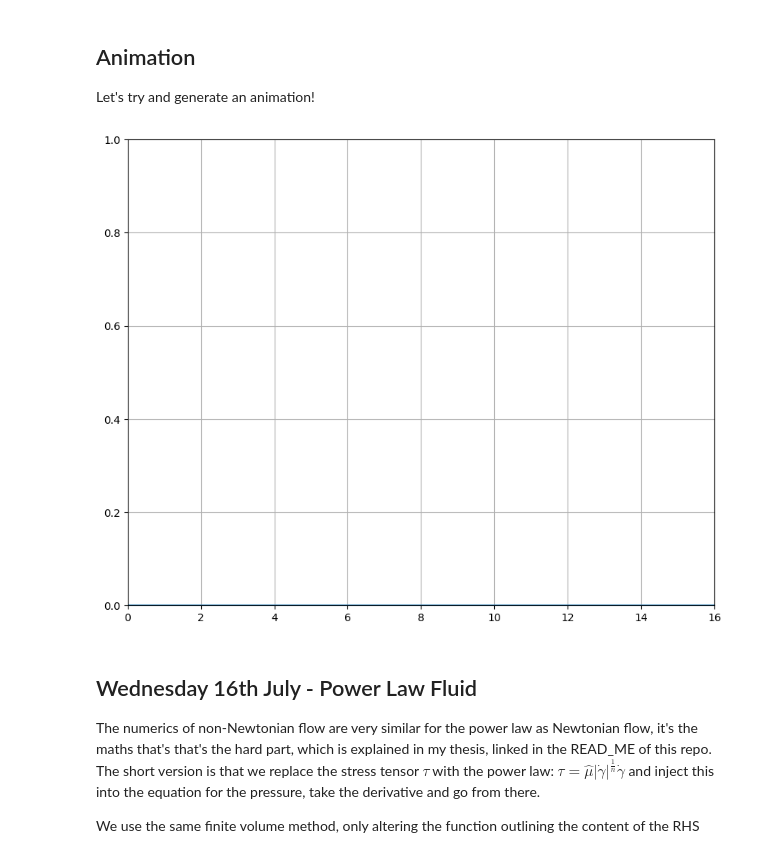
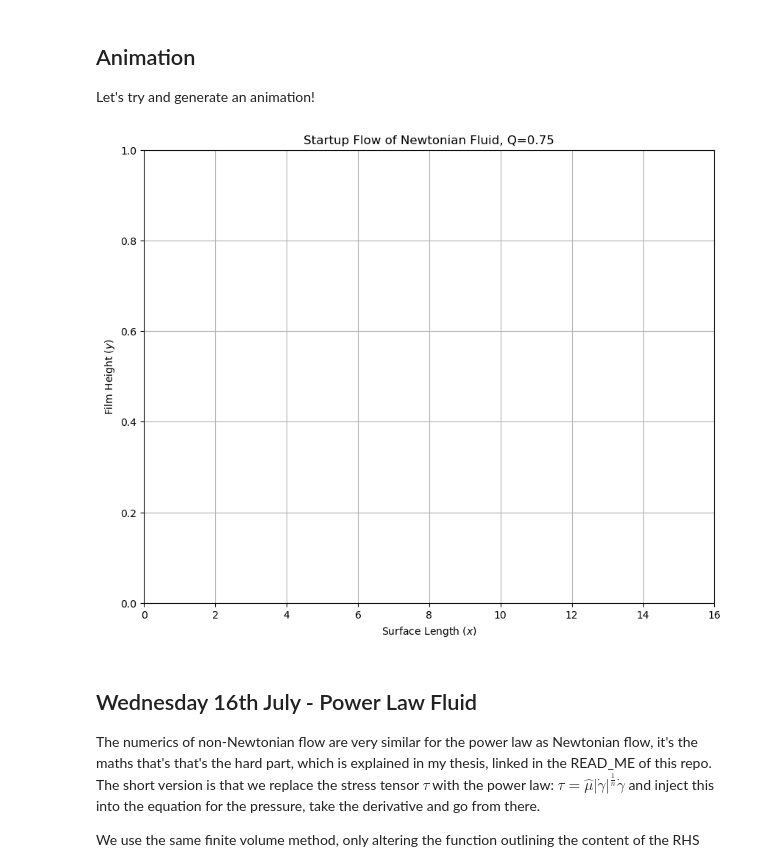
Before and after one commit to jrobo-gith/Independent-project-code, a Jupyter notebook: collection.ipynb, the cells around one changed output. Cells and saved outputs as stored; diff of their text form; code cells hidden in the pictures.

```diff
--- a/collection.ipynb
+++ b/collection.ipynb
@@ -189,27 +190,31 @@ sol = solve_ivp(fun=FVM_RHS, args=(args,), y0=h_initial, t_span=t_span, method='
 # %%
 # Because the data we just generated is only a 2d array and our animation class takes 3D matrices, we need to add an extra dimension to sol.
 data = sol.y
 data = [data[None, :, :],]
 num_frames = sol.y.shape[1]
 
 
 # Now outline some figure details to add to the plot
 fig_details = {
     'x-lim': (0, GV['L']),
     'y-lim': (0, GV['h0']),
-    'legend': [False]           # List if size num plots
+    'legend': [False,],
+    'grid': [True],
+    'title': [f"Startup Flow of Newtonian Fluid, Q={GV['Q']}",],
+    'x-label': ['Surface Length $(x)$'],
+    'y-label': ['Film Height $(y)$'],
 }
 
 # Instantiate the Animation class
 newt_animation = Animation(num_rows=1, num_cols=1,
                            fig_size=(10, 8), x=GV['x'],
-                           data=data, num_frames=num_frames,
+                           data=data, min_timestep=num_frames,
                            fig_details=fig_details)
 
 newt_animation.instantiate_animation()
-newt_animation.save_animation('anim')
+newt_animation.save_animation('animation/newt_no_dp_q_075')
 # %% [output]
-[figure, old version]
+[figure, new version]
 # %% [markdown]
 ## Wednesday 16th July - Power Law Fluid
 
```
Also changed, not shown: parts of 10 cells of this notebook, 12 other files.
